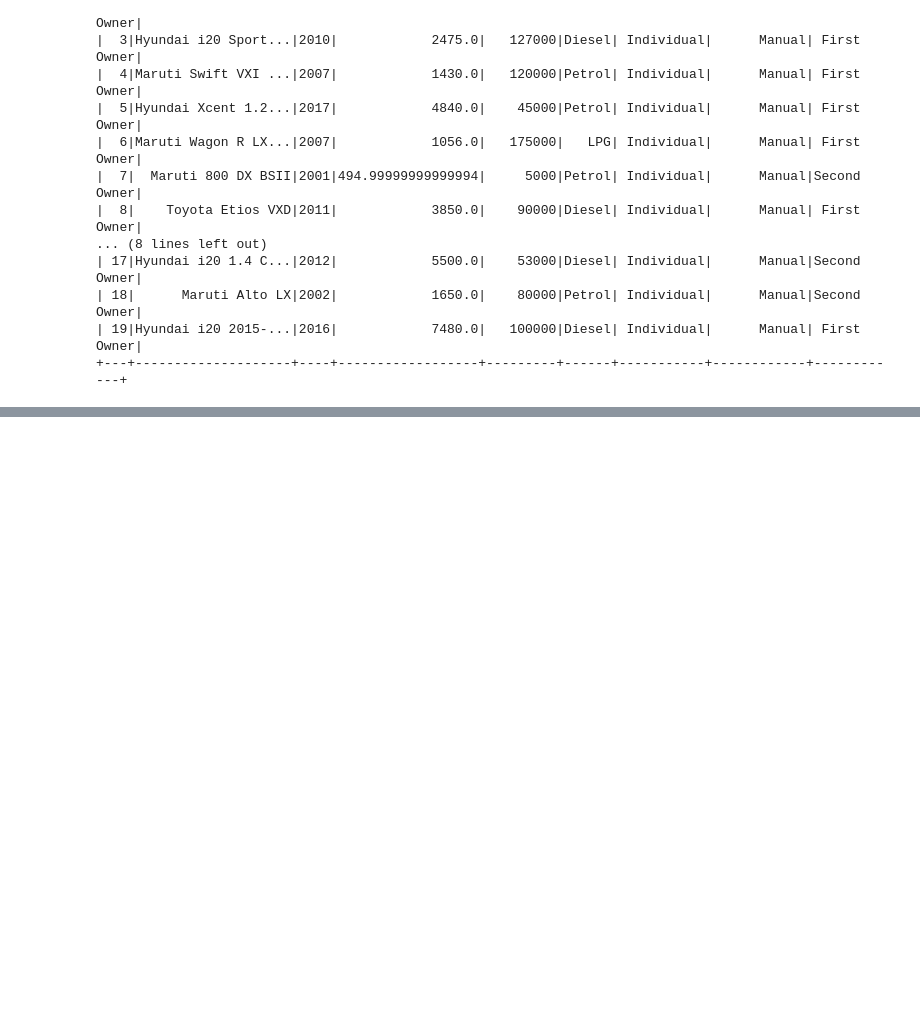
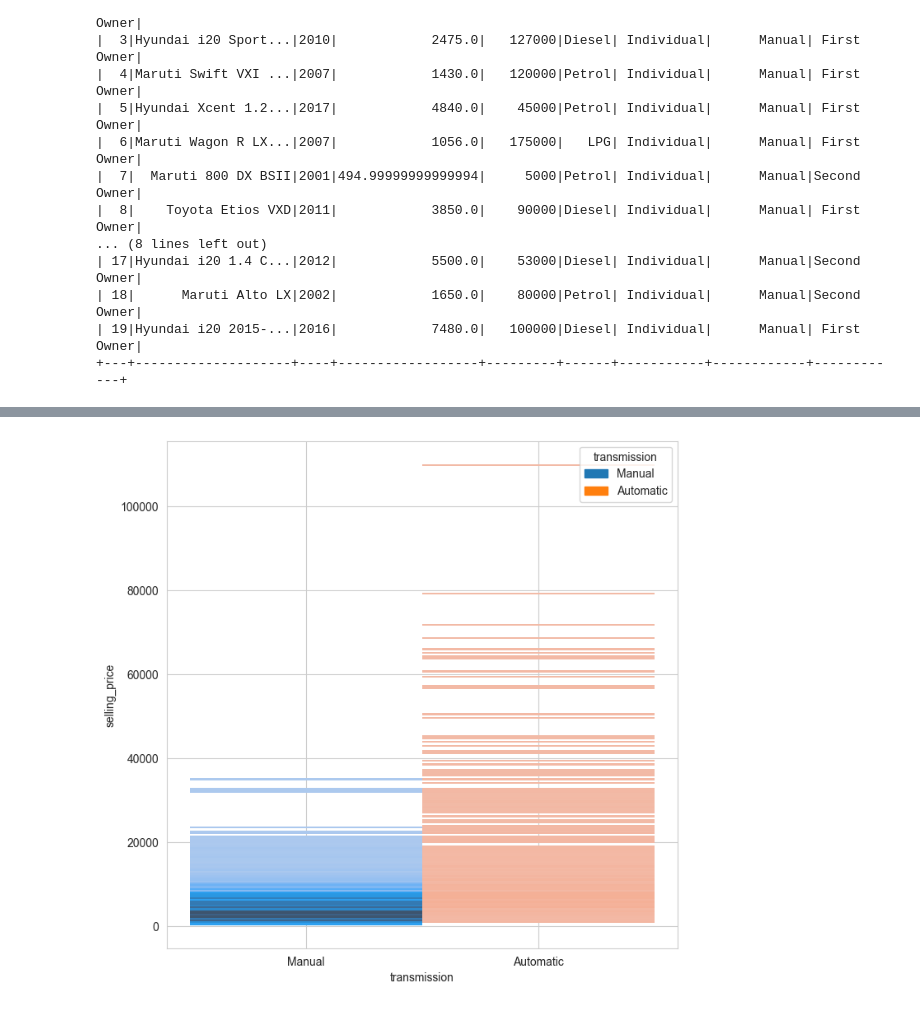
Before and after one commit to File500/Data_science_and_analysis, a Jupyter notebook: analysis/visual_analysis/car_price_and_sales_EDA.ipynb, the cells around one changed output, grey strips where cells are left out. Cells and saved outputs as stored; diff of their text form; code cells hidden in the pictures; blank space fills up the shorter version.

```diff
--- a/analysis/visual_analysis/car_price_and_sales_EDA.ipynb
+++ b/analysis/visual_analysis/car_price_and_sales_EDA.ipynb
@@ -79,0 +174,3 @@ filtered
+# %%
+filtered = sql_to_df('''select transmission, selling_price from price''')
+filtered
@@ -80 +191,7 @@ filtered
+# %%
+plt.figure(figsize=(8,8))
+sb.histplot(data=filtered, x='transmission', y='selling_price', hue='transmission')
+plt.show()
+# %% [output]
+[figure, added]
 # %%
```
Also changed, not shown: parts of 10 cells of this notebook.
